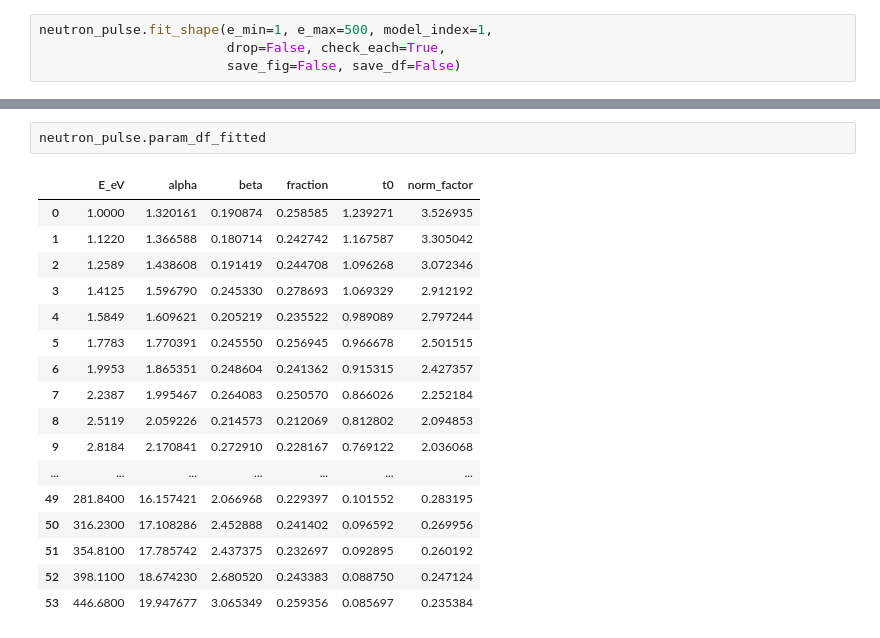
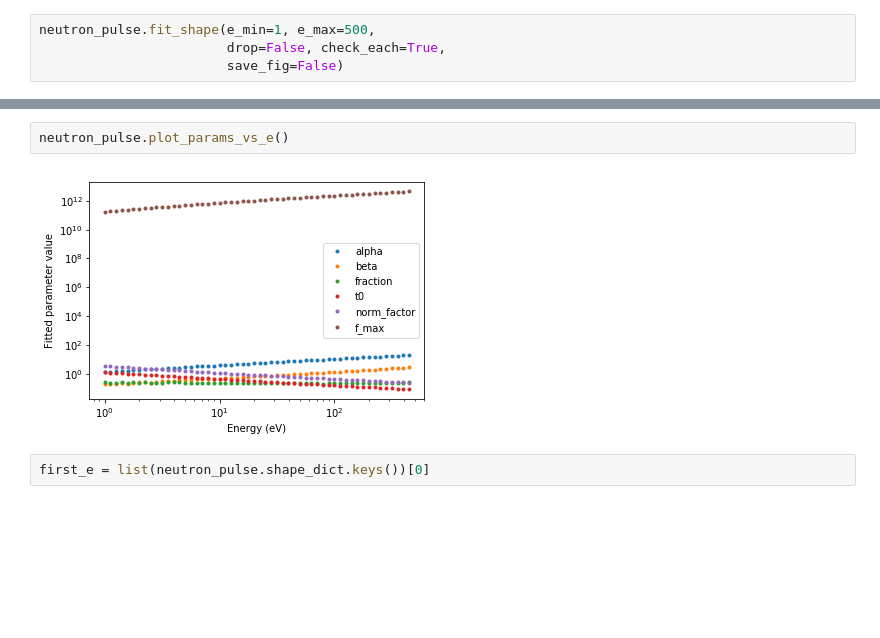
Before and after one commit to ornlneutronimaging/ResoFit, a Jupyter notebook: ResoFit/fit_neutron_pulse_shape.ipynb, the cells around one changed output, grey strips where cells are left out. Saved outputs shown, nothing was run; the diff lists cells and outputs as text; blank space fills up the shorter version.

```diff
--- a/ResoFit/fit_neutron_pulse_shape.ipynb
+++ b/ResoFit/fit_neutron_pulse_shape.ipynb
@@ -26,5 +56,5 @@ Folder: '/Users/Shawn/Documents/GitHub/ResoFit/ResoFit/result/neutron_pulse/iked
 # %%
-neutron_pulse.fit_shape(e_min=1, e_max=500, model_index=1,
+neutron_pulse.fit_shape(e_min=1, e_max=500,
                         drop=False, check_each=True,
-                        save_fig=False, save_df=False)
+                        save_fig=False)
 # %% [output]
@@ -44,20 +63,6 @@ Fitting [1.7783 eV] ...
 # %%
-neutron_pulse.param_df_fitted
+neutron_pulse.plot_params_vs_e()
 # %% [output]
-|  | E_eV | alpha | beta | fraction | t0 | norm_factor |
-| 0 | 1.0000 | 1.320161 | 0.190874 | 0.258585 | 1.239271 | 3.526935 |
-| 1 | 1.1220 | 1.366588 | 0.180714 | 0.242742 | 1.167587 | 3.305042 |
-| 2 | 1.2589 | 1.438608 | 0.191419 | 0.244708 | 1.096268 | 3.072346 |
-| 3 | 1.4125 | 1.596790 | 0.245330 | 0.278693 | 1.069329 | 2.912192 |
-| 4 | 1.5849 | 1.609621 | 0.205219 | 0.235522 | 0.989089 | 2.797244 |
-| 5 | 1.7783 | 1.770391 | 0.245550 | 0.256945 | 0.966678 | 2.501515 |
-| 6 | 1.9953 | 1.865351 | 0.248604 | 0.241362 | 0.915315 | 2.427357 |
-| 7 | 2.2387 | 1.995467 | 0.264083 | 0.250570 | 0.866026 | 2.252184 |
-| 8 | 2.5119 | 2.059226 | 0.214573 | 0.212069 | 0.812802 | 2.094853 |
-| 9 | 2.8184 | 2.170841 | 0.272910 | 0.228167 | 0.769122 | 2.036068 |
-| ... | ... | ... | ... | ... | ... | ... |
-| 49 | 281.8400 | 16.157421 | 2.066968 | 0.229397 | 0.101552 | 0.283195 |
-| 50 | 316.2300 | 17.108286 | 2.452888 | 0.241402 | 0.096592 | 0.269956 |
-| 51 | 354.8100 | 17.785742 | 2.437375 | 0.232697 | 0.092895 | 0.260192 |
-| 52 | 398.1100 | 18.674230 | 2.680520 | 0.243383 | 0.088750 | 0.247124 |
-| 53 | 446.6800 | 19.947677 | 3.065349 | 0.259356 | 0.085697 | 0.235384 |
+[figure, added]
+# %%
+first_e = list(neutron_pulse.shape_dict.keys())[0]
```
Also changed, not shown: parts of 34 cells of this notebook, 2 other files.
